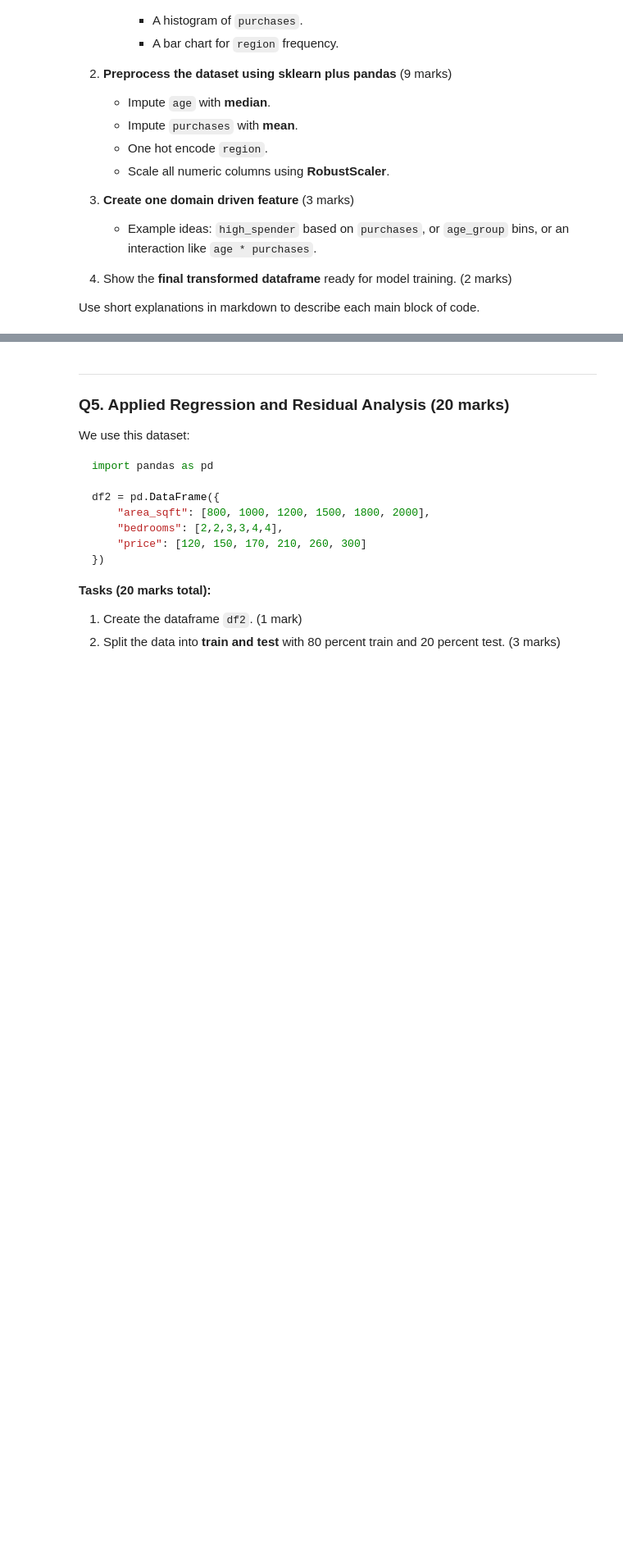
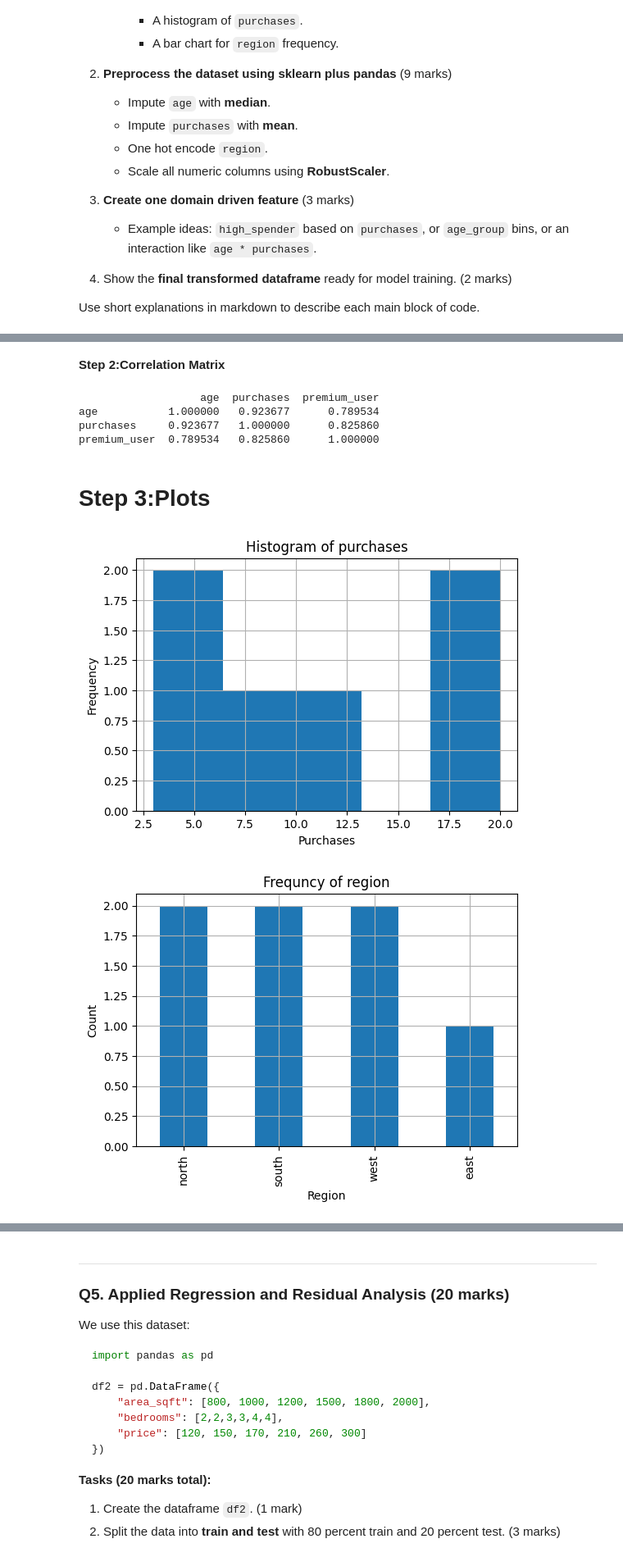
Before and after one commit to Md-Salman-Rahman339/AI-ML, a Jupyter notebook: Copy_of_ML_Mid_Term_Exam_Question_M.ipynb, the cells around one changed output, grey strips where cells are left out. Shown at 82% size. Drawn from its saved outputs; the diff is of its cells as text; code cells hidden in the pictures; blank space fills up the shorter version.

```diff
--- a/Copy_of_ML_Mid_Term_Exam_Question_M.ipynb
+++ b/Copy_of_ML_Mid_Term_Exam_Question_M.ipynb
@@ -205,0 +236,30 @@ _Use additional code cells below for EDA, preprocessing, feature engineering, an
+# %% [markdown]
+**Step 2:Correlation Matrix**
+# %%
+print(df[['age','purchases','premium_user']].corr())
+# %% [output]
+                   age  purchases  premium_user
+age           1.000000   0.923677      0.789534
+purchases     0.923677   1.000000      0.825860
+premium_user  0.789534   0.825860      1.000000
+# %% [markdown]
+# **Step 3:Plots**
+# %%
+# Histogram
+plt.figure(figsize=(6,4))
+plt.hist(df['purchases'].dropna(),bins=5)
+plt.xlabel('Purchases')
+plt.ylabel('Frequency')
+plt.title("Histogram of purchases")
+plt.show()
+
+# Bar chart
+plt.figure(figsize=(6,4))
+df['region'].value_counts().plot(kind='bar')
+plt.xlabel('Region')
+plt.ylabel('Count')
+plt.title("Frequncy of region")
+plt.show()
+# %% [output]
+[figure, added]
+[figure, added]
```
Also changed, not shown: parts of 12 cells of this notebook.
